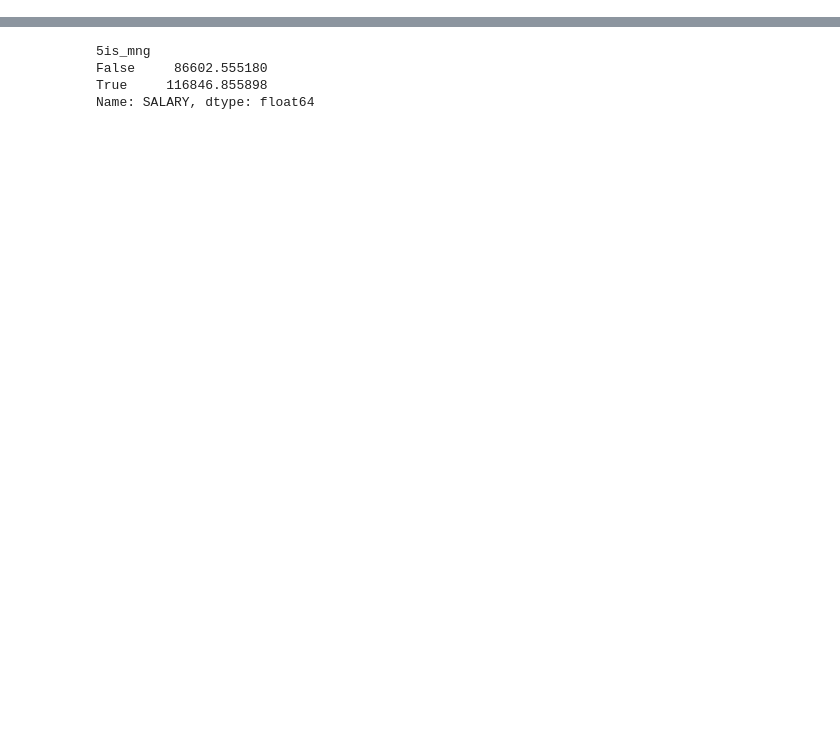
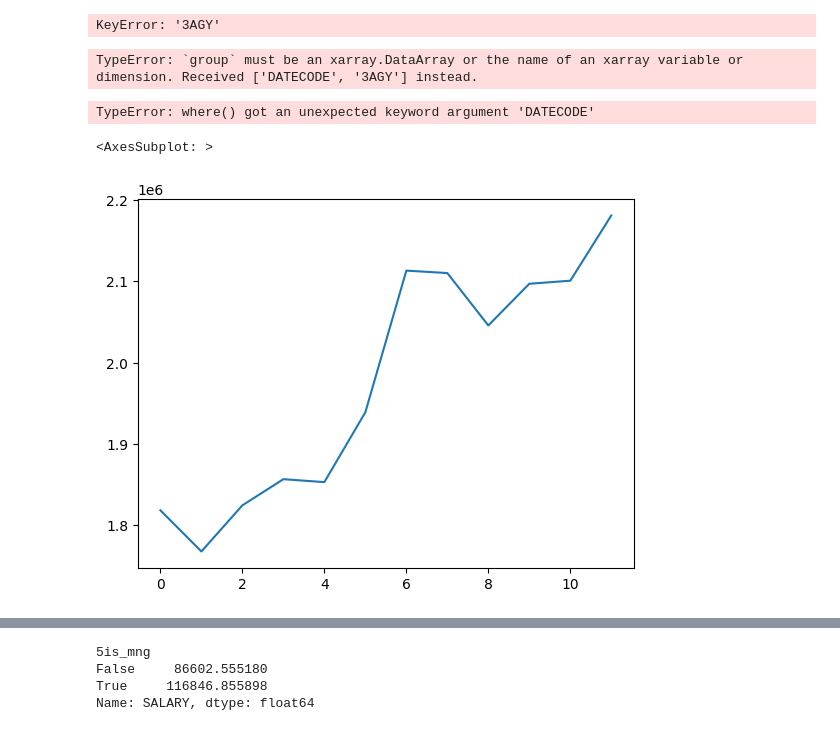
Before and after one commit to hyunjimoon/empirical_dynamics, a Jupyter notebook: cont_code/agency/vicky.ipynb, the cells around one changed output, grey strips where cells are left out. Saved outputs shown, nothing was run; the diff lists cells and outputs as text; code cells hidden in the pictures; blank space fills up the shorter version.

```diff
--- a/cont_code/agency/vicky.ipynb
+++ b/cont_code/agency/vicky.ipynb
@@ -167,0 +240,20 @@ Data variables:
+# %%
+agency98_21.where(agency98_21["DATECODE"] == 202109, drop=True)
+sup = df.groupby("3AGY")['5is_mng'].sum()
+tot = df.groupby("3AGY")['EMPLOYMENT'].count()
+suptot = pd.concat([sup, tot], axis = 1)
+suptot["ratio"]= suptot["5is_mng"]/suptot["EMPLOYMENT"]
+# %% [output]
+KeyError: '3AGY'
+# %%
+da_multiindex = da.stack(my_multiindex=['time.year','time.month'])
+
+da_mean = da.groupby("my_multiindex").mean()
+
+da_mean.unstack()  # go back to normal index
+
+agency98_21.groupby(['DATECODE','3AGY'])['5is_mng'].sum()
+# sup = df.groupby("3AGY")['5is_mng'].sum()
+# tot = df.groupby("3AGY")['EMPLOYMENT'].count()
+# %% [output]
+TypeError: `group` must be an xarray.DataArray or the name of an xarray variable or dimension. Received ['DATECODE', '3AGY'] instead.
@@ -167,0 +264,10 @@ Data variables:
+# %%
+agency98_21.where(DATECODE = 199809)
+# %% [output]
+TypeError: where() got an unexpected keyword argument 'DATECODE'
+# %%
+#1818142 + 1767442 +
+pd.Series([len(i.index)  for i in xr_lst]).plot()
+# %% [output]
+<AxesSubplot: >
+[figure, added]
```
Also changed, not shown: parts of 45 cells of this notebook, 18 other files.
